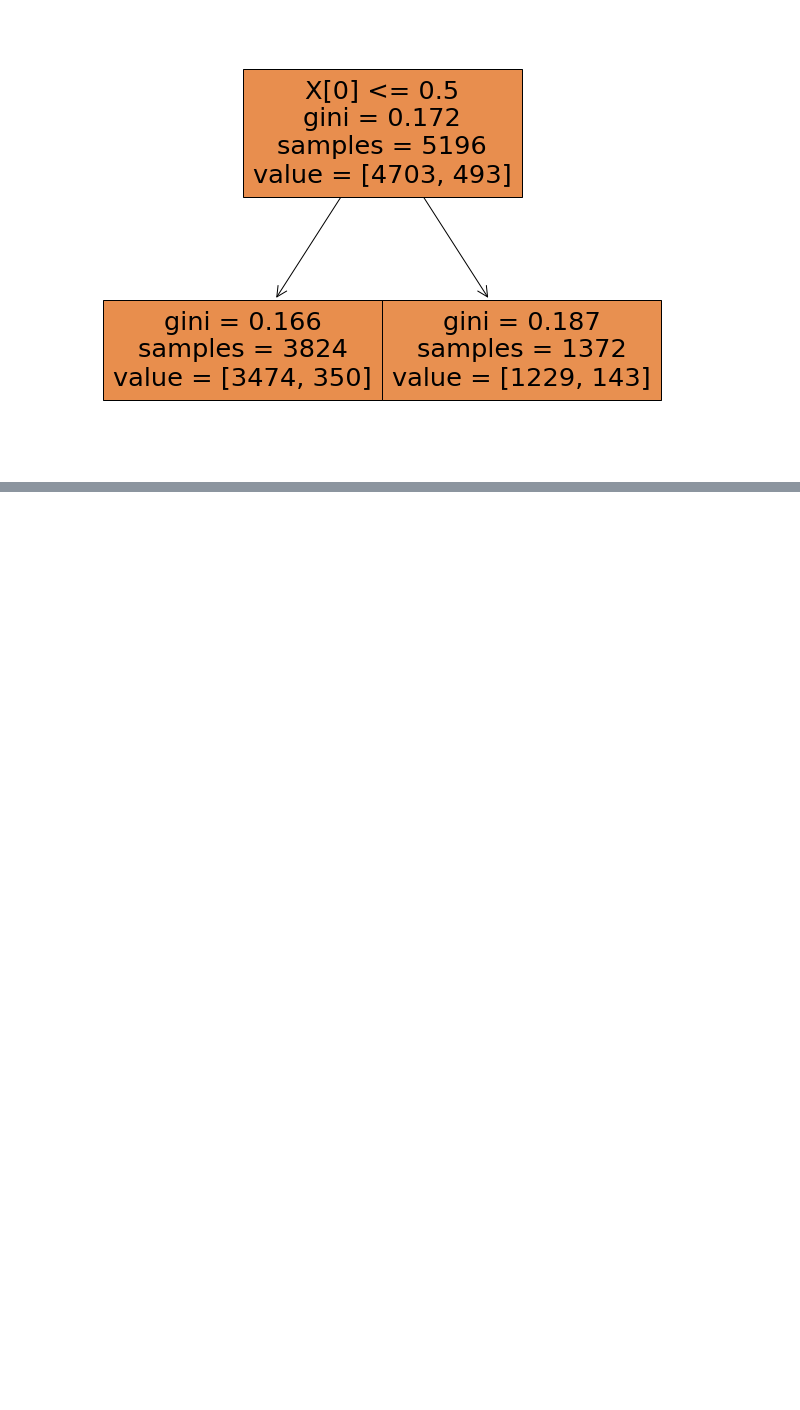
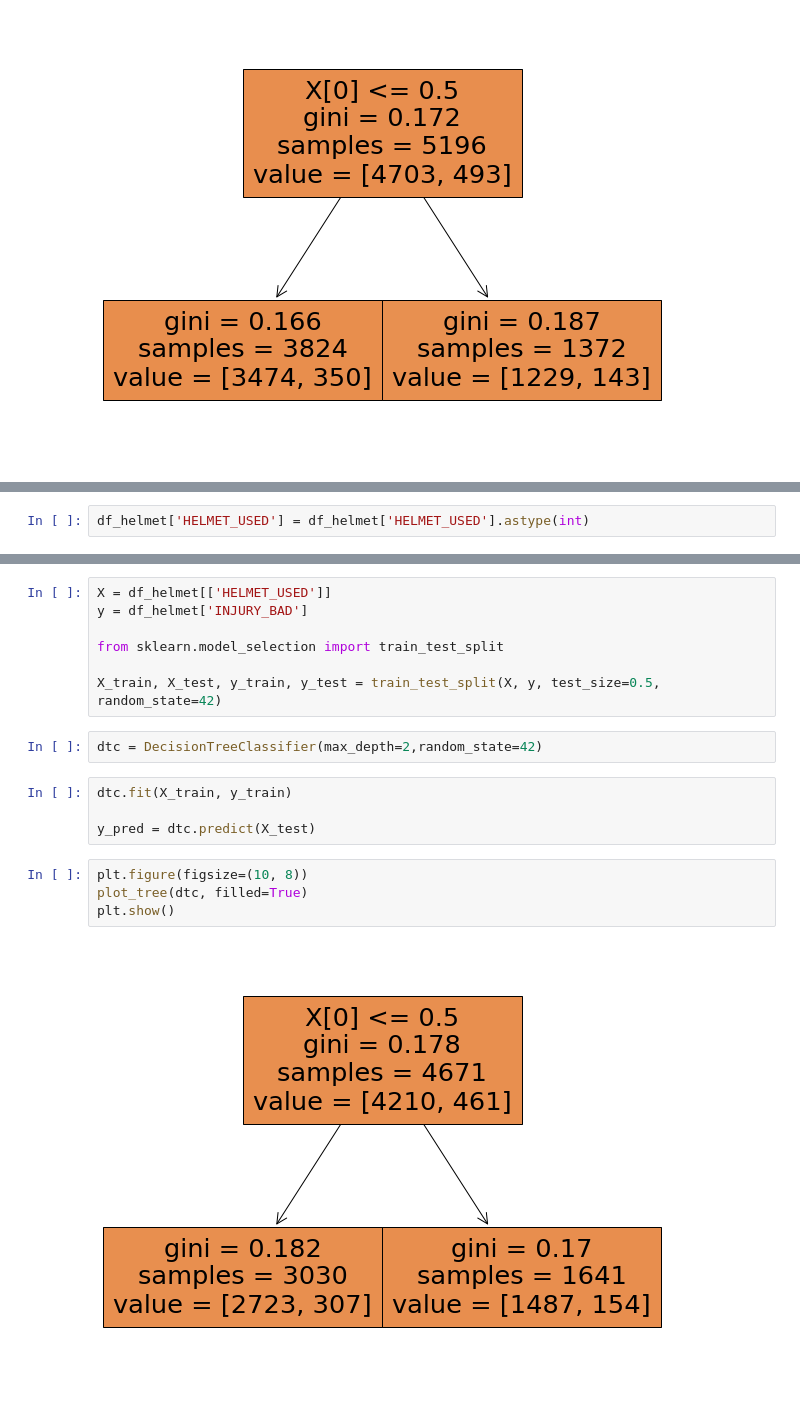
Before and after one commit to jnahra/phase-3-project, a Jupyter notebook: sean_notebook.ipynb, the cells around one changed output, grey strips where cells are left out. Saved outputs shown, nothing was run; the diff lists cells and outputs as text; blank space fills up the shorter version.

Commit message:
EDA progress/ DecisionTrees

```diff
--- a/sean_notebook.ipynb
+++ b/sean_notebook.ipynb
@@ -373,0 +397,2 @@ plt.show()
+# %%
+df_helmet['HELMET_USED'] = df_helmet['HELMET_USED'].astype(int)
@@ -373,0 +447,19 @@ plt.show()
+# %%
+X = df_helmet[['HELMET_USED']]
+y = df_helmet['INJURY_BAD']
+
+from sklearn.model_selection import train_test_split
+
+X_train, X_test, y_train, y_test = train_test_split(X, y, test_size=0.5, random_state=42)
+# %%
+dtc = DecisionTreeClassifier(max_depth=2,random_state=42)
+# %%
+dtc.fit(X_train, y_train)
+
+y_pred = dtc.predict(X_test)
+# %%
+plt.figure(figsize=(10, 8))
+plot_tree(dtc, filled=True)
+plt.show()
+# %% [output]
+[figure, added]
```
Also changed, not shown: parts of 24 cells of this notebook.
